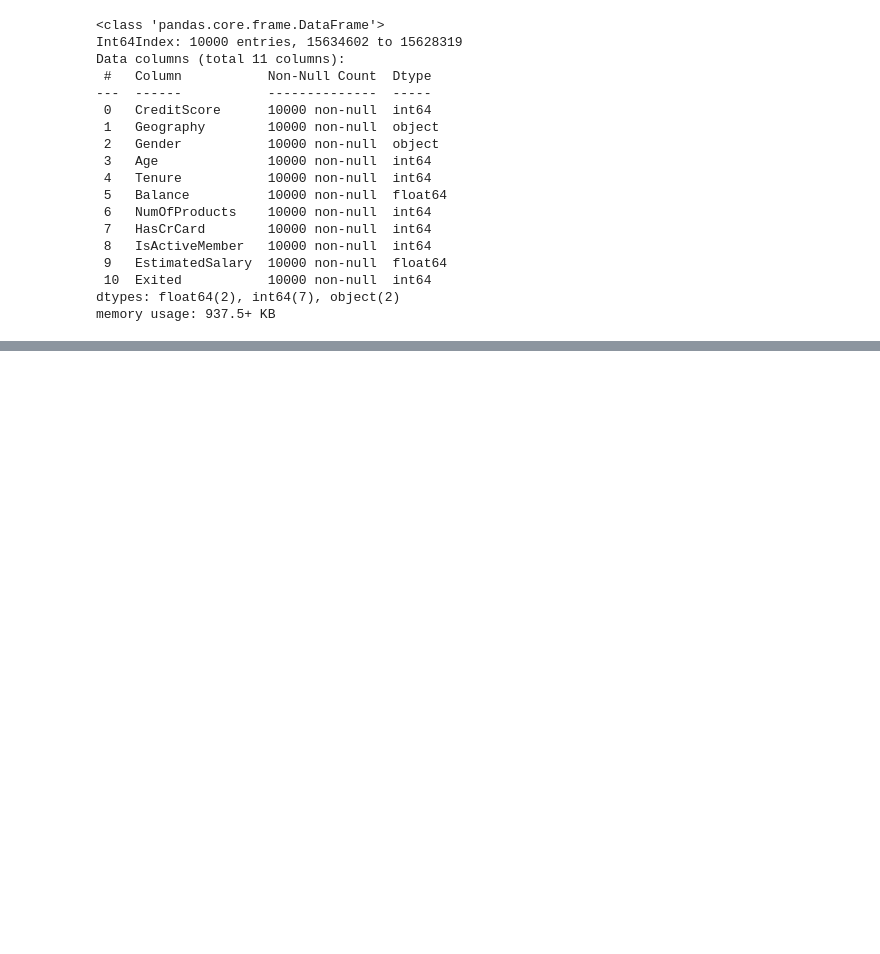
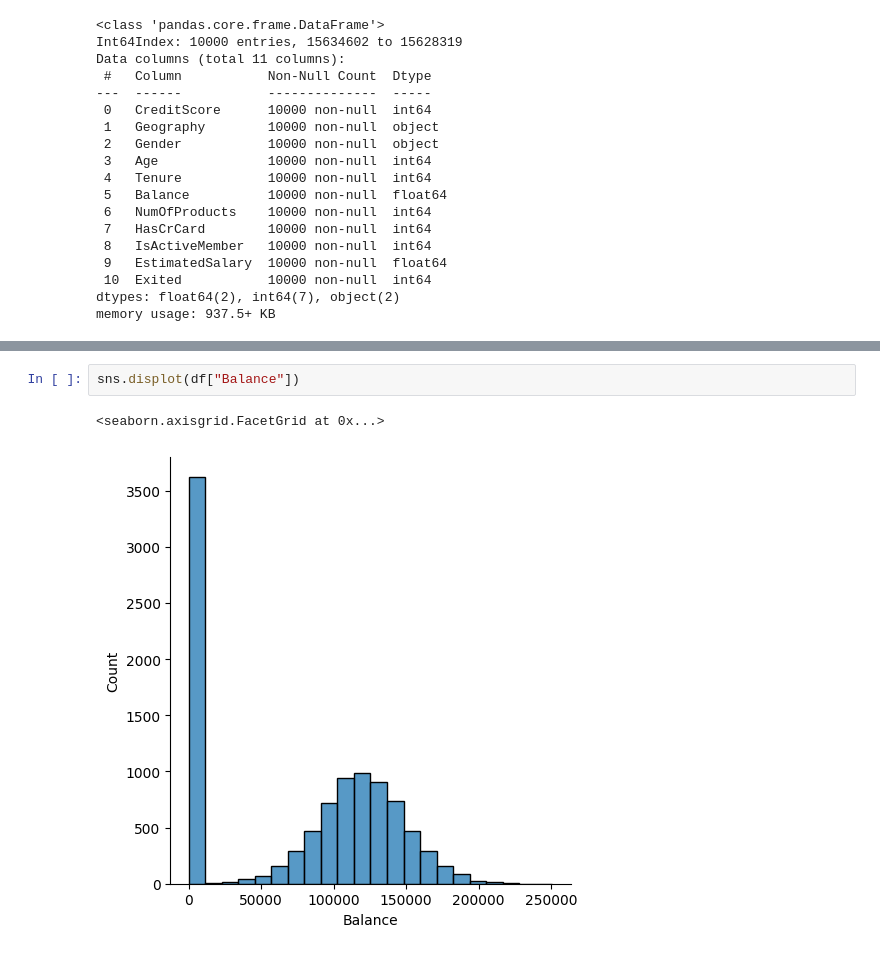
Before and after one commit to ysfcil/CHURN, a Jupyter notebook: Bank Churn.ipynb, the cells around one changed output, grey strips where cells are left out. Saved outputs shown, nothing was run; the diff lists cells and outputs as text; blank space fills up the shorter version.

```diff
--- a/Bank Churn.ipynb
+++ b/Bank Churn.ipynb
@@ -51,0 +74,5 @@ memory usage: 937.5+ KB
+# %%
+sns.displot(df["Balance"])
+# %% [output]
+<seaborn.axisgrid.FacetGrid at 0x...>
+[figure, added]
```
Also changed, not shown: parts of 17 cells of this notebook.
